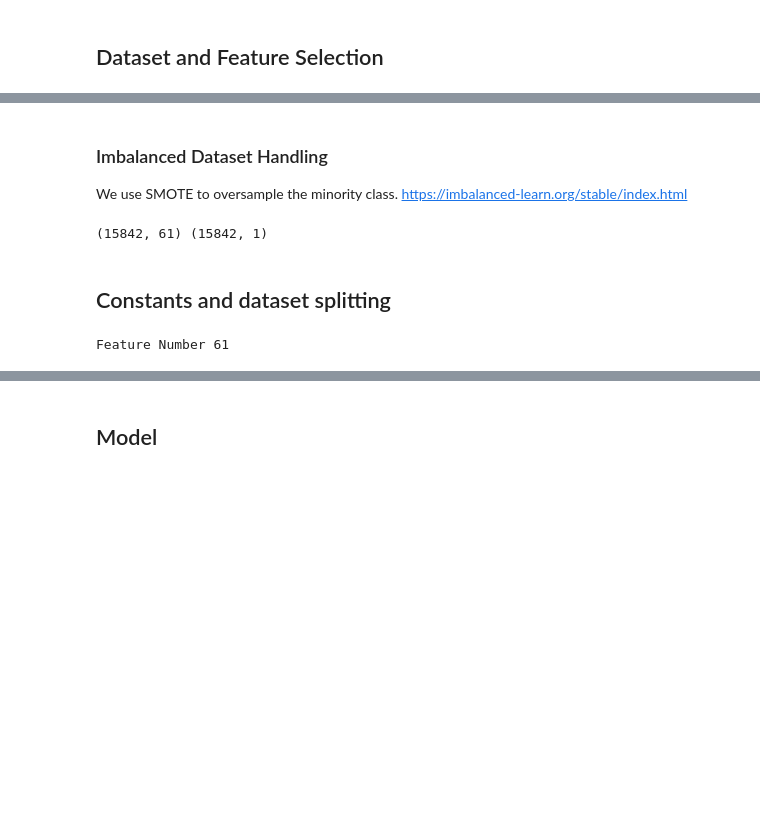
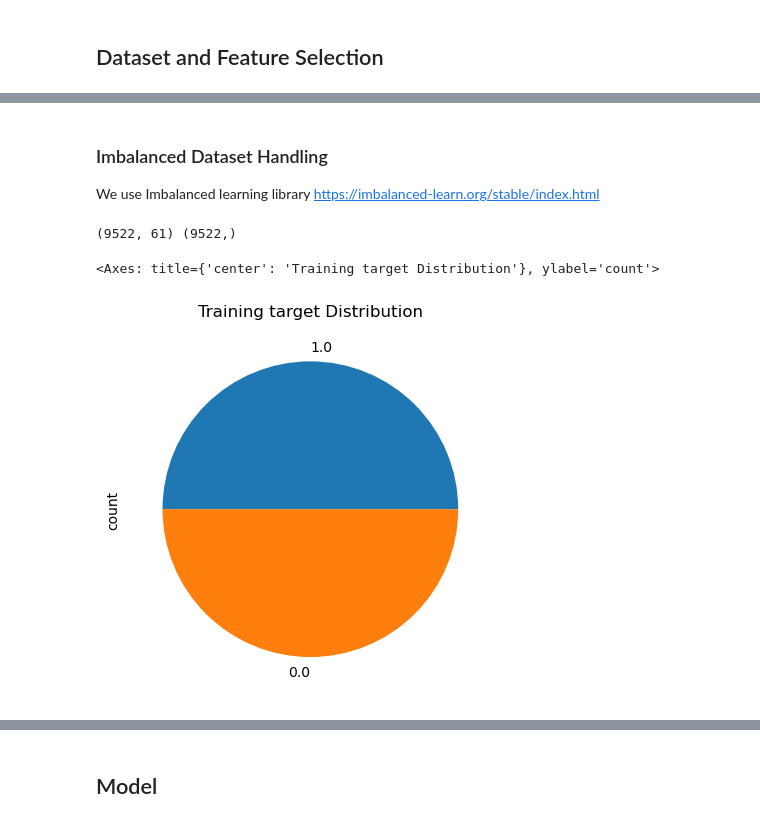
Before and after one commit to SESAM-Polimi/offgrid-demand-estimation, a Jupyter notebook: nn-model.ipynb, the cells around one changed output, grey strips where cells are left out. Drawn from its saved outputs; the diff is of its cells as text; code cells hidden in the pictures; blank space fills up the shorter version.

```diff
--- a/nn-model.ipynb
+++ b/nn-model.ipynb
@@ -17,0 +187,10 @@ OUTPUT = "Presence_TV"
+# %%
+path ="./playground/data/combined_dataset_cleaned.csv"
+dataset = ODEDataset("combined_dataset_cleaned")
+dataset.from_csv(path)
+dataset = dataset.apply(cleaning.remove_row(OUTPUT, -1))
+dataset = add_one_hot_encoding(dataset)
+df = dataset.to_dataframe()
+# %%
+features =df[Features]
+target = df[OUTPUT]
@@ -21,25 +210,11 @@ x_train_val, x_test, y_train_val, y_test = train_test_split(x_all, y_all, test_s
 # %% [markdown]
 ### Imbalanced Dataset Handling
-We use SMOTE to oversample the minority class.
+We use Imbalanced learning library
 https://imbalanced-learn.org/stable/index.html
 # %%
-from imblearn.over_sampling import SMOTE
-
-# Apply SMOTE (oversampling)
-smote = SMOTE(sampling_strategy='auto', random_state=42)
-x_train_val, y_train_val = smote.fit_resample(x_train_val, y_train_val )
-y_train_val = y_train_val.reshape(-1, 1)
-print(x_train_val.shape, y_train_val.shape)
+from imblearn.over_sampling import RandomOverSampler
+sampler = RandomOverSampler()
+x_train, y_train = sampler.fit_resample(x_train, y_train )
+print(x_train.shape, y_train.shape)
 # %% [output]
-(15842, 61) (15842, 1)
+(9522, 61) (9522,)
-# %% [markdown]
-## Constants and dataset splitting
-# %%
-BATCH_SIZE = 16
-EPOCHS = 50
-OPTIMIZER = tf.keras.optimizers.Adam(0.001)
-LOSS = tf.keras.losses.BinaryCrossentropy()
-FEATURE_NUM = x_train_val.shape[1]
-print("Feature Number", FEATURE_NUM)
-# %% [output]
-Feature Number 61
@@ -67,0 +221,5 @@ def get_class_distribution(data):
+# %%
+y_train.value_counts().plot(kind='pie', title='Training target Distribution')
+# %% [output]
+<Axes: title={'center': 'Training target Distribution'}, ylabel='count'>
+[figure, added]
```
Also changed, not shown: parts of 27 cells of this notebook, 3 other files.
